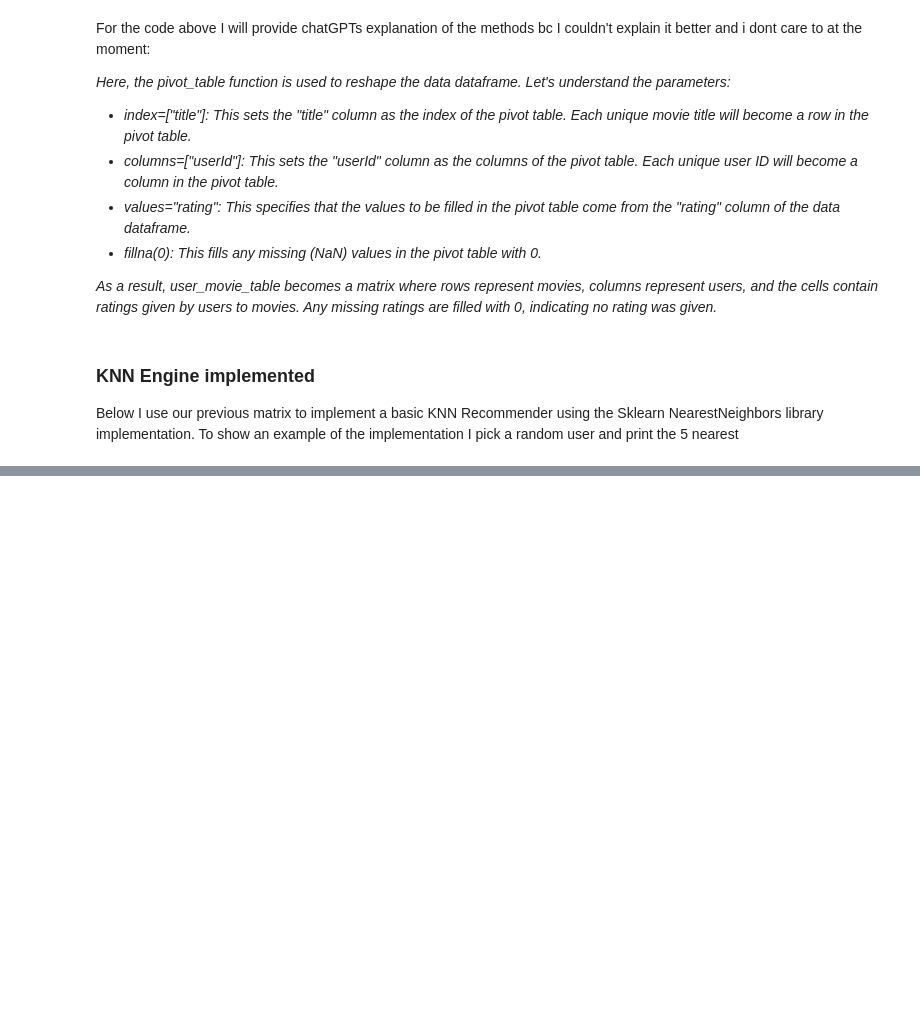
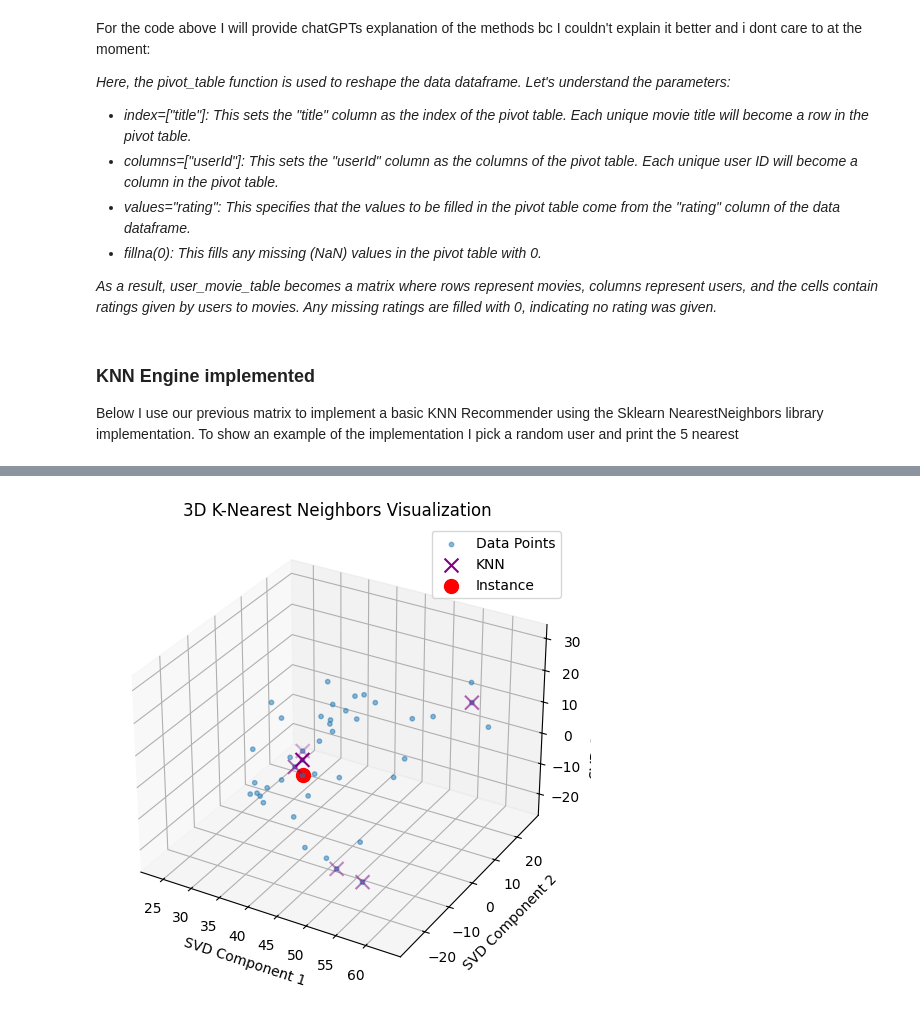
Before and after one commit to tjip1234/group14-recommendersystems, a Jupyter notebook: Knn_Recommender_System.ipynb, the cells around one changed output, grey strips where cells are left out. Drawn from its saved outputs; the diff is of its cells as text; code cells hidden in the pictures; blank space fills up the shorter version.

```diff
--- a/Knn_Recommender_System.ipynb
+++ b/Knn_Recommender_System.ipynb
@@ -104,0 +164,41 @@ Random movie: "Wild Reeds (Les roseaux sauvages) (1994)"'s closest 6 neighbors a
+# %%
+import matplotlib.pyplot as plt
+from mpl_toolkits.mplot3d import Axes3D
+from sklearn.decomposition import TruncatedSVD
+
+# Assuming user_movie_table_matrix is your sparse user-movie matrix
+X = user_movie_table_matrix
+
+# Perform TruncatedSVD to reduce data to 3 dimensions
+svd = TruncatedSVD(n_components=3)
+X_reduced = svd.fit_transform(X)
+
+# Assuming indices are defined (indices of k-nearest neighbors)
+
+# Create a 3D plot
+fig = plt.figure(figsize=(8, 6))
+ax = fig.add_subplot(111, projection='3d')  # Specify 3D projection
+
+# Plot all data points (set marker size to 50)
+ax.scatter(X_reduced[:, 0], X_reduced[:, 1], X_reduced[:, 2], label='Data Points', alpha=0.5, s=10)
+
+# Plot k-nearest neighbors of a specific point (query_index) with a different marker size (e.g., 100)
+ax.scatter(X_reduced[indices, 0], X_reduced[indices, 1], X_reduced[indices, 2], c='purple', label='KNN', marker='x', s=100)
+
+ax.scatter(X_reduced[query_index, 0], X_reduced[query_index, 1], X_reduced[query_index, 2], c='red', label='Instance', marker='o', s=100, alpha=1)
+
+ax.set_xlabel('SVD Component 1')
+ax.set_ylabel('SVD Component 2')
+ax.set_zlabel('SVD Component 3')
+ax.set_title('3D K-Nearest Neighbors Visualization')
+ax.legend()
+# # Set specific limits for each axis to zoom in
+# lim = 3
+# ax.set_xlim(-lim, lim)  # Specify the minimum and maximum values for the x-axis
+# ax.set_ylim(-lim, lim)  # Specify the minimum and maximum values for the y-axis
+# ax.set_zlim(-lim, lim)  # Specify the minimum and maximum values for the z-axis
+
+
+plt.show()
+# %% [output]
+[figure, added]
```
Also changed, not shown: parts of 7 cells of this notebook.
